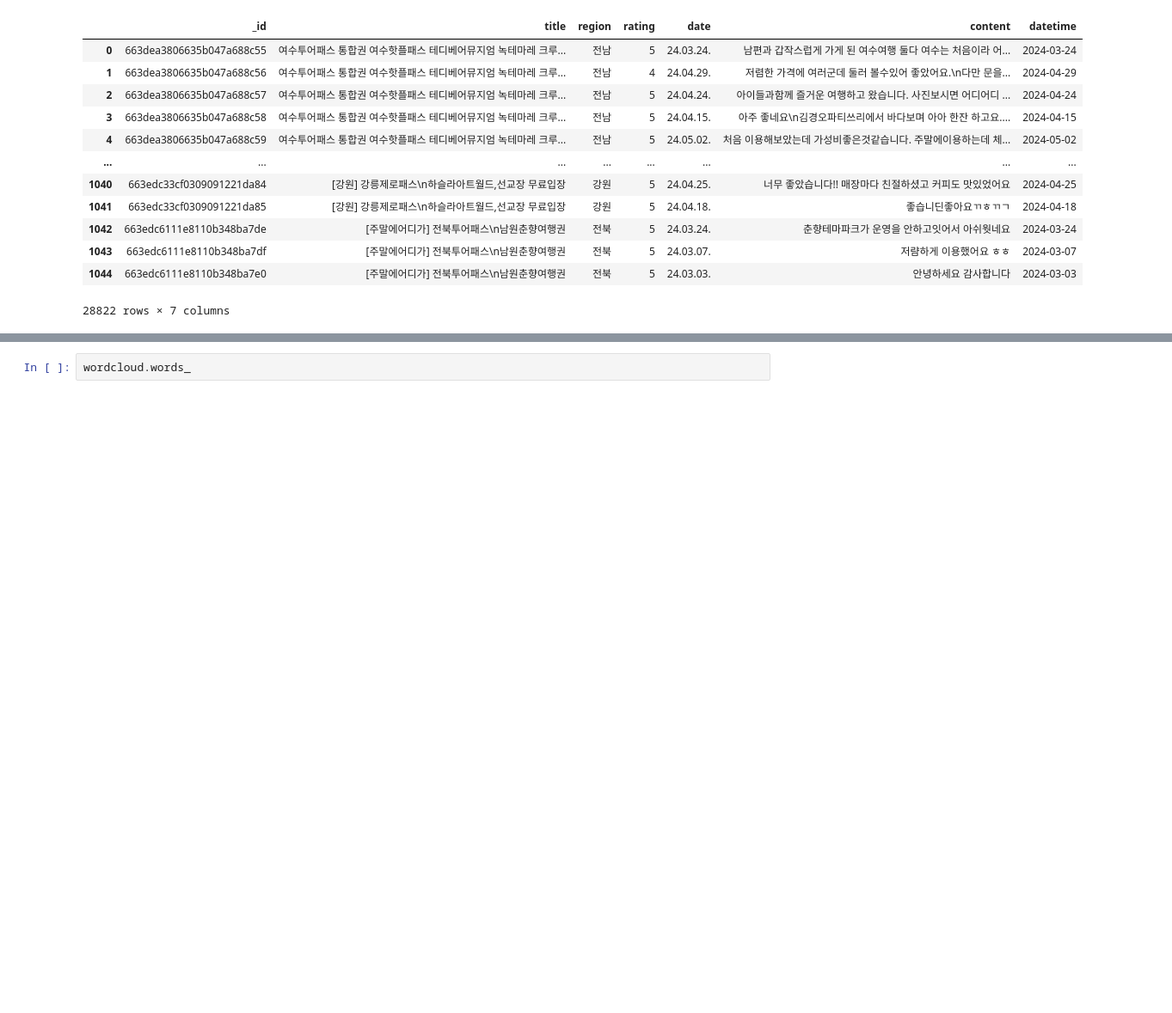
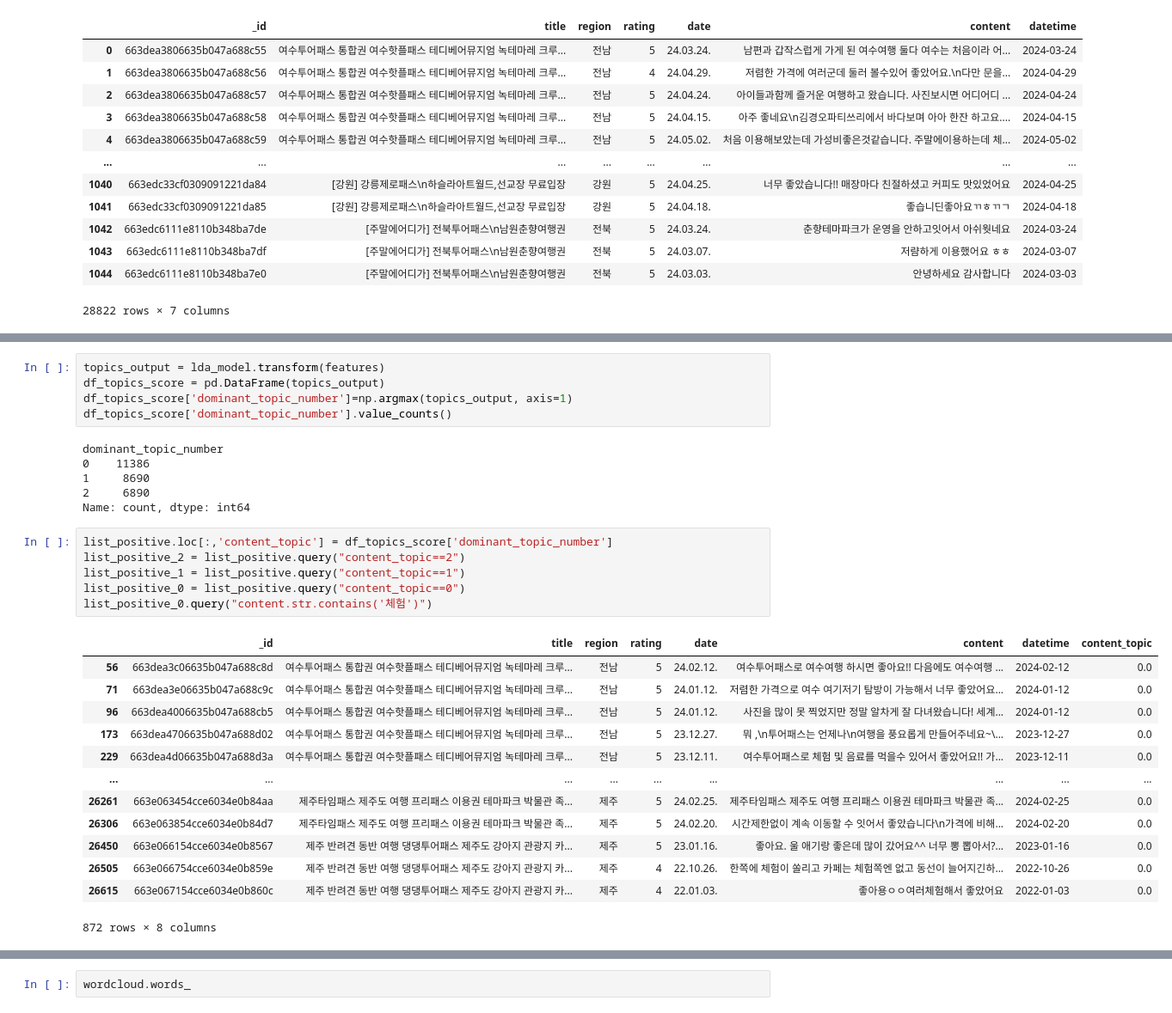
Before and after one commit to nohjuhyeon/AI_LKJ_hubs_fastapi, a Jupyter notebook: data_analysis/tour_pass/sc_coooooooooooooopy.ipynb, the cells around one changed output, grey strips where cells are left out. Shown at 86% size. Cells and saved outputs as stored; diff of their text form; blank space fills up the shorter version.

```diff
--- a/data_analysis/tour_pass/sc_coooooooooooooopy.ipynb
+++ b/data_analysis/tour_pass/sc_coooooooooooooopy.ipynb
@@ -473,0 +530,31 @@ Note: you may need to restart the kernel to use updated packages.
+# %%
+topics_output = lda_model.transform(features)
+df_topics_score = pd.DataFrame(topics_output)
+df_topics_score['dominant_topic_number']=np.argmax(topics_output, axis=1)
+df_topics_score['dominant_topic_number'].value_counts()
+# %% [output]
+dominant_topic_number
+0    11386
+1     8690
+2     6890
+Name: count, dtype: int64
+# %%
+list_positive.loc[:,'content_topic'] = df_topics_score['dominant_topic_number']
+list_positive_2 = list_positive.query("content_topic==2")
+list_positive_1 = list_positive.query("content_topic==1")
+list_positive_0 = list_positive.query("content_topic==0")
+list_positive_0.query("content.str.contains('체험')")
+# %% [output]
+|  | _id | title | region | rating | date | content | datetime | content_topic |
+| 56 | 663dea3c06635b047a688c8d | 여수투어패스 통합권 여수핫플패스 테디베어뮤지엄 녹테마레 크루... | 전남 | 5 | 24.02.12. | 여수투어패스로 여수여행 하시면 좋아요!! 다음에도 여수여행 ... | 2024-02-12 | 0.0 |
+| 71 | 663dea3e06635b047a688c9c | 여수투어패스 통합권 여수핫플패스 테디베어뮤지엄 녹테마레 크루... | 전남 | 5 | 24.01.12. | 저렴한 가격으로 여수 여기저기 탐방이 가능해서 너무 좋았어요... | 2024-01-12 | 0.0 |
+| 96 | 663dea4006635b047a688cb5 | 여수투어패스 통합권 여수핫플패스 테디베어뮤지엄 녹테마레 크루... | 전남 | 5 | 24.01.12. | 사진을 많이 못 찍었지만 정말 알차게 잘 다녀왔습니다! 세계... | 2024-01-12 | 0.0 |
+| 173 | 663dea4706635b047a688d02 | 여수투어패스 통합권 여수핫플패스 테디베어뮤지엄 녹테마레 크루... | 전남 | 5 | 23.12.27. | 뭐 ,\n투어패스는 언제나\n여행을 풍요롭게 만들어주네요~\... | 2023-12-27 | 0.0 |
+| 229 | 663dea4d06635b047a688d3a | 여수투어패스 통합권 여수핫플패스 테디베어뮤지엄 녹테마레 크루... | 전남 | 5 | 23.12.11. | 여수투어패스로 체험 및 음료를 먹을수 있어서 좋았어요!! 가... | 2023-12-11 | 0.0 |
+| ... | ... | ... | ... | ... | ... | ... | ... | ... |
+| 26261 | 663e063454cce6034e0b84aa | 제주타임패스 제주도 여행 프리패스 이용권 테마파크 박물관 족... | 제주 | 5 | 24.02.25. | 제주타임패스 제주도 여행 프리패스 이용권 테마파크 박물관 족... | 2024-02-25 | 0.0 |
+| 26306 | 663e063854cce6034e0b84d7 | 제주타임패스 제주도 여행 프리패스 이용권 테마파크 박물관 족... | 제주 | 5 | 24.02.20. | 시간제한없이 계속 이동할 수 잇어서 좋았습니다\n가격에 비해... | 2024-02-20 | 0.0 |
+| 26450 | 663e066154cce6034e0b8567 | 제주 반려견 동반 여행 댕댕투어패스 제주도 강아지 관광지 카... | 제주 | 5 | 23.01.16. | 좋아요. 울 애기랑 좋은데 많이 갔어요^^ 너무 뽕 뽑아서?... | 2023-01-16 | 0.0 |
+| 26505 | 663e066754cce6034e0b859e | 제주 반려견 동반 여행 댕댕투어패스 제주도 강아지 관광지 카... | 제주 | 4 | 22.10.26. | 한쪽에 체험이 쏠리고 카페는 체험쪽엔 없고 동선이 늘어지긴하... | 2022-10-26 | 0.0 |
+| 26615 | 663e067154cce6034e0b860c | 제주 반려견 동반 여행 댕댕투어패스 제주도 강아지 관광지 카... | 제주 | 4 | 22.01.03. | 좋아용ㅇㅇ여러체험해서 좋았어요 | 2022-01-03 | 0.0 |
+872 rows × 8 columns
```
Also changed, not shown: parts of 11 cells of this notebook.
